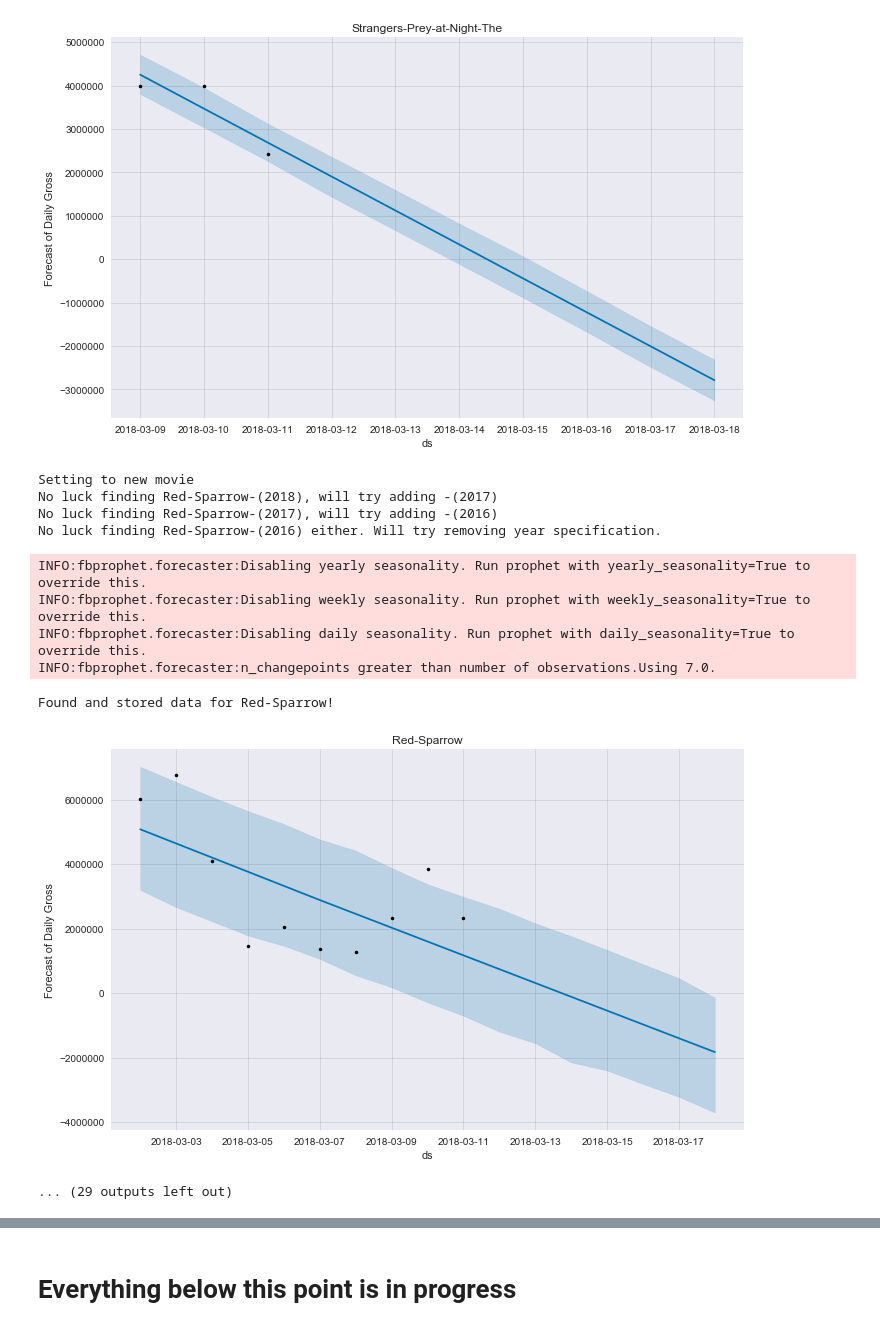
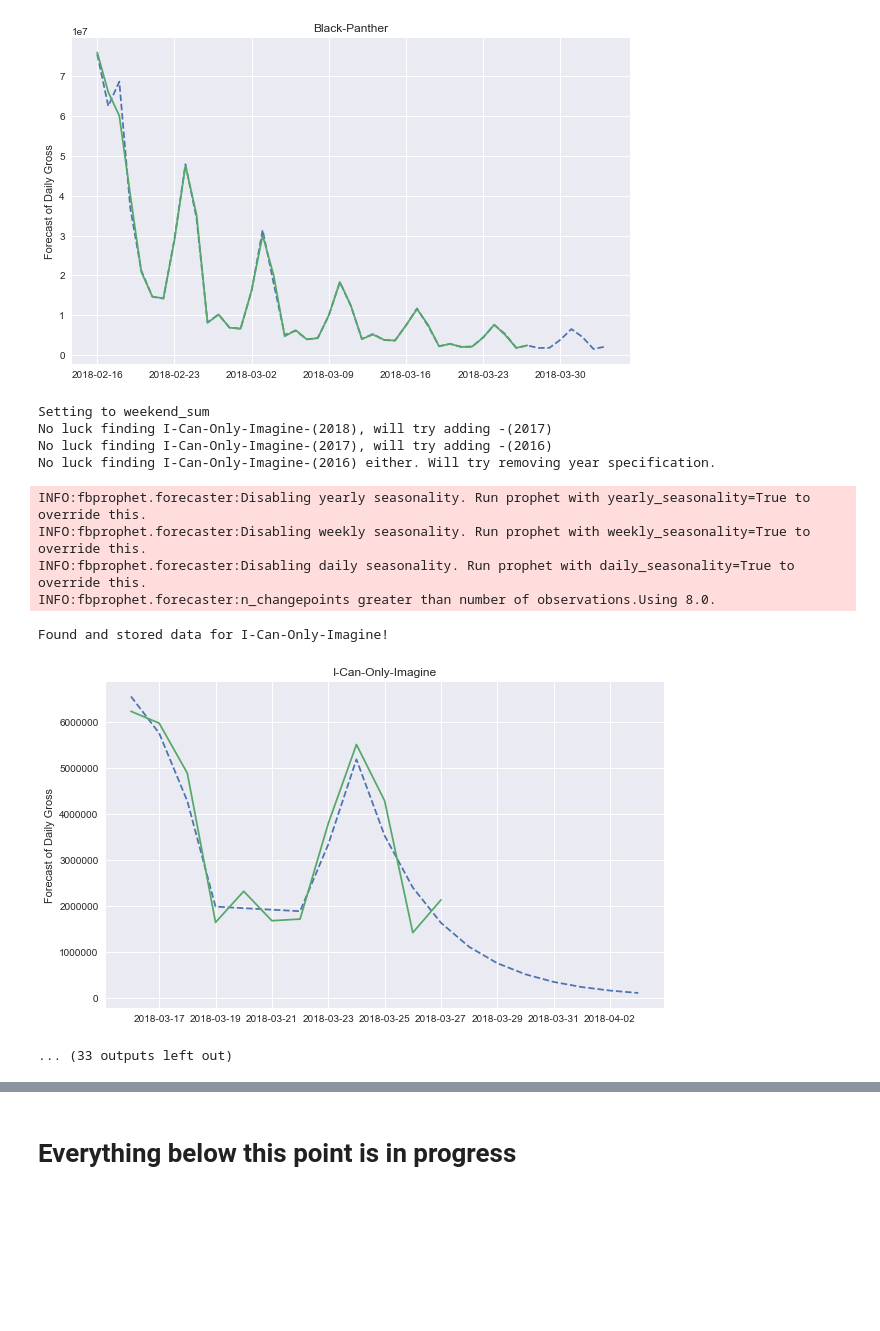
Before and after one commit to eBatson/datascience, a Jupyter notebook: FML/fml_forecast.ipynb, the cells around one changed output, grey strips where cells are left out. Saved outputs shown, nothing was run; the diff lists cells and outputs as text; code cells hidden in the pictures; blank space fills up the shorter version.

Commit message:
Improved FML Forecast

```diff
--- a/FML/fml_forecast.ipynb
+++ b/FML/fml_forecast.ipynb
@@ -183,15 +185,18 @@ def get_boxoffice_table(row):
 def forecast(df):
     #fbprophet requires one "y" column for values and one "ds" column for dates
     try:
-        df["y"] = pd.to_numeric(df["Gross"])
+        df["old_y"] = pd.to_numeric(df["Gross"])
+        df["y"] = np.log(pd.to_numeric(df["Gross"]))
         df["ds"] = pd.to_datetime(df["Date"], format = '%Y/%m/%d')
-        m = Prophet(changepoint_prior_scale=.2) #default 0.05, higher values make the trend fit more flexible
+        m = Prophet(changepoint_prior_scale=.5) #default 0.05, higher values make the trend fit more flexible
         m.fit(df)
         future_data = m.make_future_dataframe(periods=7) #forecast a week to make sure we capture next week's numbers
         fcast_data = m.predict(future_data)
-        m.plot(fcast_data)
-        plt.ylabel("Forecast of Daily Gross")
-        plt.title(row)
+        fig, ax = plt.subplots(figsize=(10,6))
+        ax.plot(fcast_data["ds"],np.exp(fcast_data["yhat"]), linestyle = '--')
+        ax.plot(df["ds"], df["old_y"])
+        ax.set_ylabel("Forecast of Daily Gross")
+        ax.set_title(row)
         plt.show()
         fcast_data["day"] = fcast_data["ds"].dt.weekday_name
         day_abb = {"Monday" : "MON"
@@ -214,10 +219,10 @@ for row in final["url_part"]:
     movie = get_boxoffice_table(row)
     fcast_data = forecast(movie)
     try:
+        fcast_data["yhat_exp"] = np.exp(fcast_data["yhat"])
         weekend_sum = fcast_data[(fcast_data["ds"] >= datetime.date.today())
-            & (fcast_data["day"].isin(days))]["yhat"].sum()
-        #print(fcast_data[fcast_data["ds"] < datetime.date.today()].shape[0])
-        if fcast_data[fcast_data["ds"] < datetime.date.today()].shape[0] < 7:
+            & (fcast_data["day"].isin(days))]["yhat_exp"].sum()
+        if fcast_data[fcast_data["ds"] < datetime.date.today()].shape[0] < 13:
             print("Setting to new movie")
             weekend_estimates[row] = "New movie"
         else:
@@ -252,15 +250,15 @@ Found and stored data for Strangers-Prey-at-Night-The!
-[figure, old version]
+[figure, new version]
-Setting to new movie
-No luck finding Red-Sparrow-(2018), will try adding -(2017)
-No luck finding Red-Sparrow-(2017), will try adding -(2016)
-No luck finding Red-Sparrow-(2016) either. Will try removing year specification.
+Setting to weekend_sum
+No luck finding I-Can-Only-Imagine-(2018), will try adding -(2017)
+No luck finding I-Can-Only-Imagine-(2017), will try adding -(2016)
+No luck finding I-Can-Only-Imagine-(2016) either. Will try removing year specification.
 INFO:fbprophet.forecaster:Disabling yearly seasonality. Run prophet with yearly_seasonality=True to override this.
 INFO:fbprophet.forecaster:Disabling weekly seasonality. Run prophet with weekly_seasonality=True to override this.
 INFO:fbprophet.forecaster:Disabling daily seasonality. Run prophet with daily_seasonality=True to override this.
-INFO:fbprophet.forecaster:n_changepoints greater than number of observations.Using 7.0.
+INFO:fbprophet.forecaster:n_changepoints greater than number of observations.Using 8.0.
-Found and stored data for Red-Sparrow!
+Found and stored data for I-Can-Only-Imagine!
-[figure, old version]
+[figure, new version]
-... (29 outputs left out)
+... (33 outputs left out)
 # %%
 #Create dataframe from forecast estimates, merge with our other df
 estimates = pd.DataFrame.from_dict(weekend_estimates, orient='index')
```
Also changed, not shown: parts of 6 cells of this notebook.
